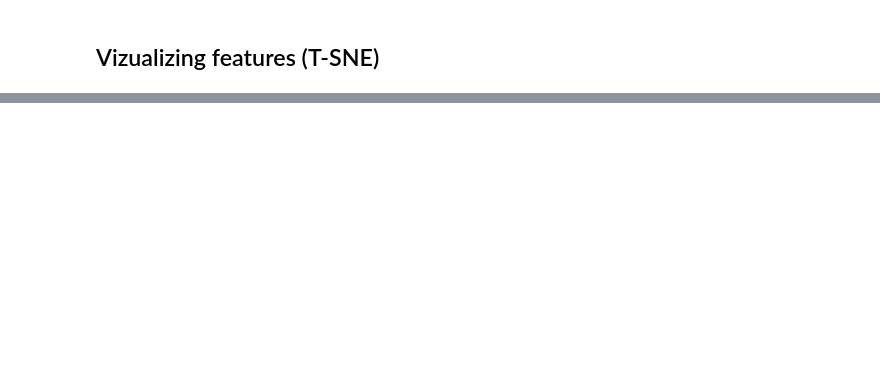
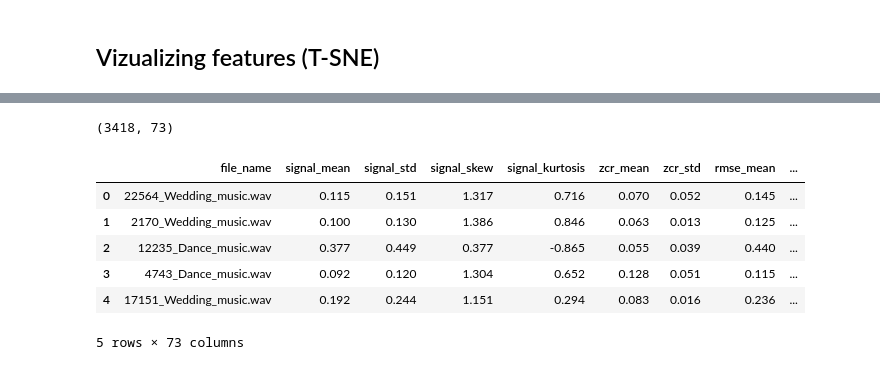
Before and after one commit to jonasgerne/audioset-role, a Jupyter notebook: 4.2 feature_extraction and visualization.ipynb, the cells around one changed output, grey strips where cells are left out. Drawn from its saved outputs; the diff is of its cells as text; code cells hidden in the pictures; blank space fills up the shorter version.

```diff
--- a/4.2 feature_extraction and visualization.ipynb
+++ b/4.2 feature_extraction and visualization.ipynb
@@ -152,3 +152,32 @@ Visualizing obtained features using T-SNE. Because the full feature space has hi
+# %%
+#df = pd.read_csv('extracted_features/df_features_cutted_classes_mfcc7.csv')
+# Re-label
+
+new_label_dict = {  #'Background_music':0,
+                # 'Theme_music':0,
+                'Jingle':0,
+                #'Soundtrack_music':1,
+                'Lullaby':1,
+                'Video_game_music':2,
+                'Christmas_music':3,
+                'Dance_music':4,
+                'Wedding_music':5}
+                # 'Birthday_music':9}
+
+
+df['label'] = df['file_name'].apply(lambda x: new_label_dict[x[:-4].split('_', 1)[1]])
+
+print(df.shape)
+df.head()
+# %% [output]
+(3418, 73)
+|  | file_name | signal_mean | signal_std | signal_skew | signal_kurtosis | zcr_mean | zcr_std | rmse_mean | ... |
+| 0 | 22564_Wedding_music.wav | 0.115 | 0.151 | 1.317 | 0.716 | 0.070 | 0.052 | 0.145 | ... |
+| 1 | 2170_Wedding_music.wav | 0.100 | 0.130 | 1.386 | 0.846 | 0.063 | 0.013 | 0.125 | ... |
+| 2 | 12235_Dance_music.wav | 0.377 | 0.449 | 0.377 | -0.865 | 0.055 | 0.039 | 0.440 | ... |
+| 3 | 4743_Dance_music.wav | 0.092 | 0.120 | 1.304 | 0.652 | 0.128 | 0.051 | 0.115 | ... |
+| 4 | 17151_Wedding_music.wav | 0.192 | 0.244 | 1.151 | 0.294 | 0.083 | 0.016 | 0.236 | ... |
+5 rows × 73 columns
 # %%
 %%time
 
```
Also changed, not shown: parts of 10 cells of this notebook, 38 other files.
